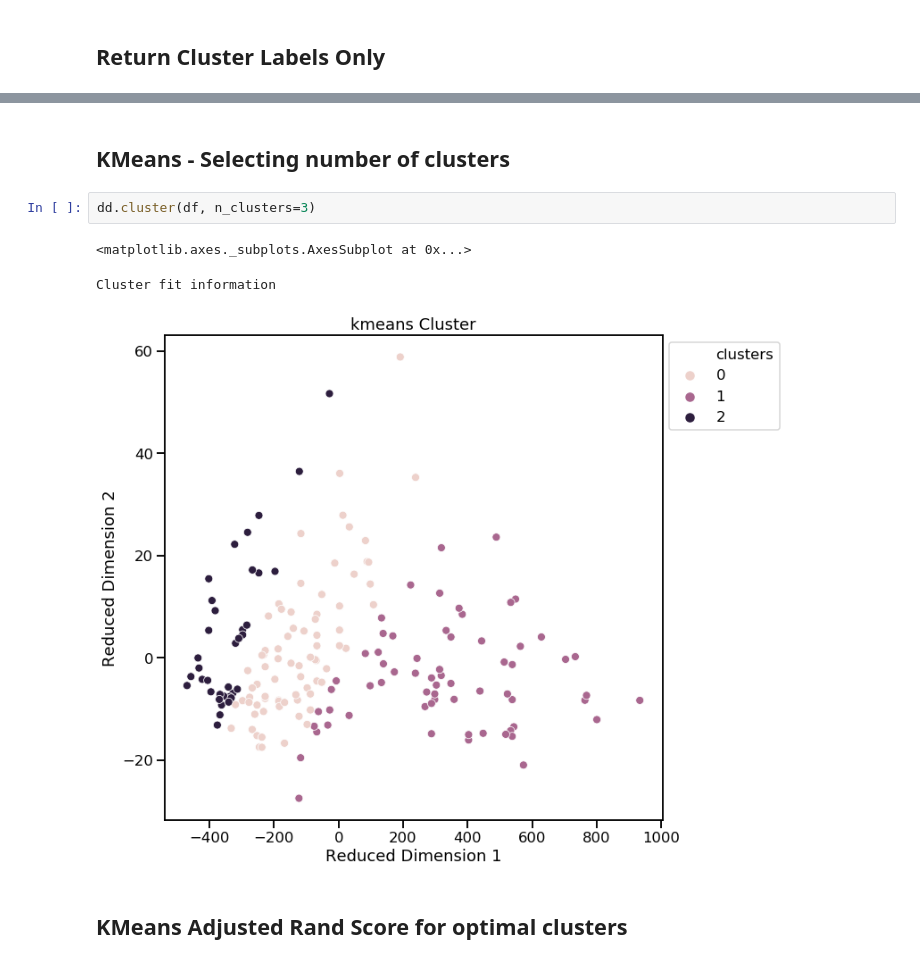
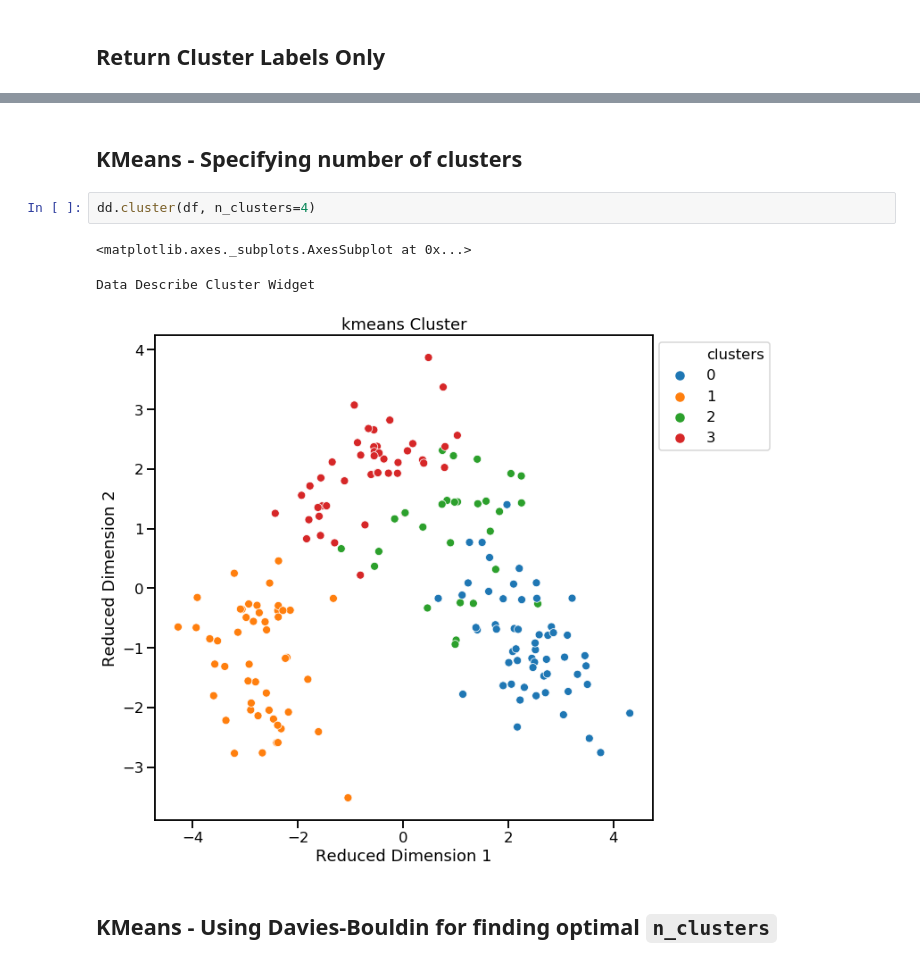
Before and after one commit to data-describe/data-describe, a Jupyter notebook: examples/Cluster_Analysis.ipynb, the cells around one changed output, grey strips where cells are left out. Cells and saved outputs as stored; diff of their text form.

Commit message:
Update cluster notebook

```diff
--- a/examples/Cluster_Analysis.ipynb
+++ b/examples/Cluster_Analysis.ipynb
@@ -124,11 +79,11 @@ array([0, 0, 0, 0, 0, 0, 0, 0, 0, 0, 0, 0, 0, 0, 0, 0, 0, 0, 0, 0, 0, 0,
 # %% [markdown]
-## KMeans - Selecting number of clusters
+## KMeans - Specifying number of clusters
 # %%
-dd.cluster(df, n_clusters=3)
+dd.cluster(df, n_clusters=4)
 # %% [output]
 <matplotlib.axes._subplots.AxesSubplot at 0x...>
-Cluster fit information
+Data Describe Cluster Widget
-[figure, old version]
+[figure, new version]
 # %% [markdown]
-## KMeans Adjusted Rand Score for optimal clusters
+## KMeans - Using Davies-Bouldin for finding optimal `n_clusters`
 # %%
```
Also changed, not shown: parts of 21 cells of this notebook.
